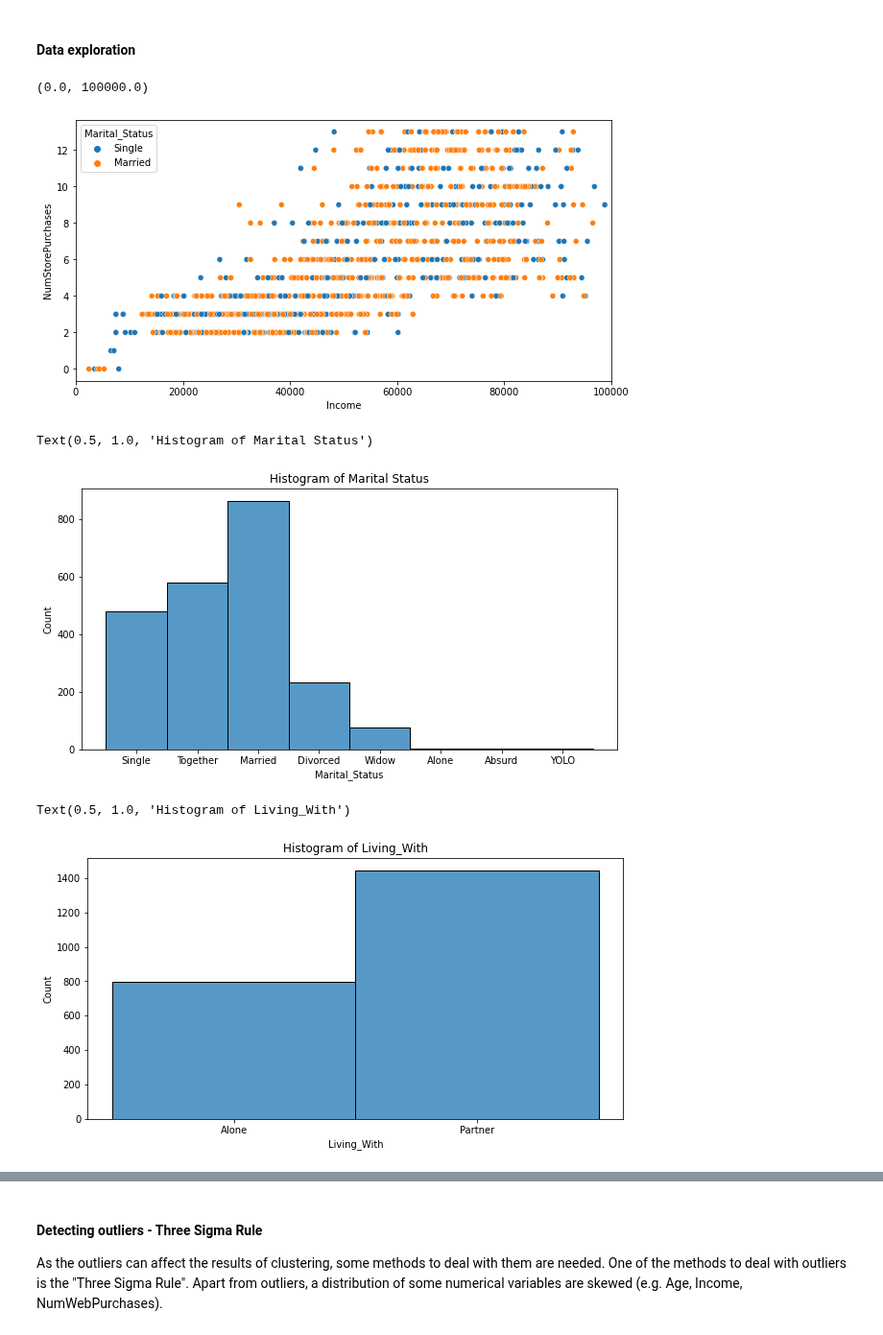
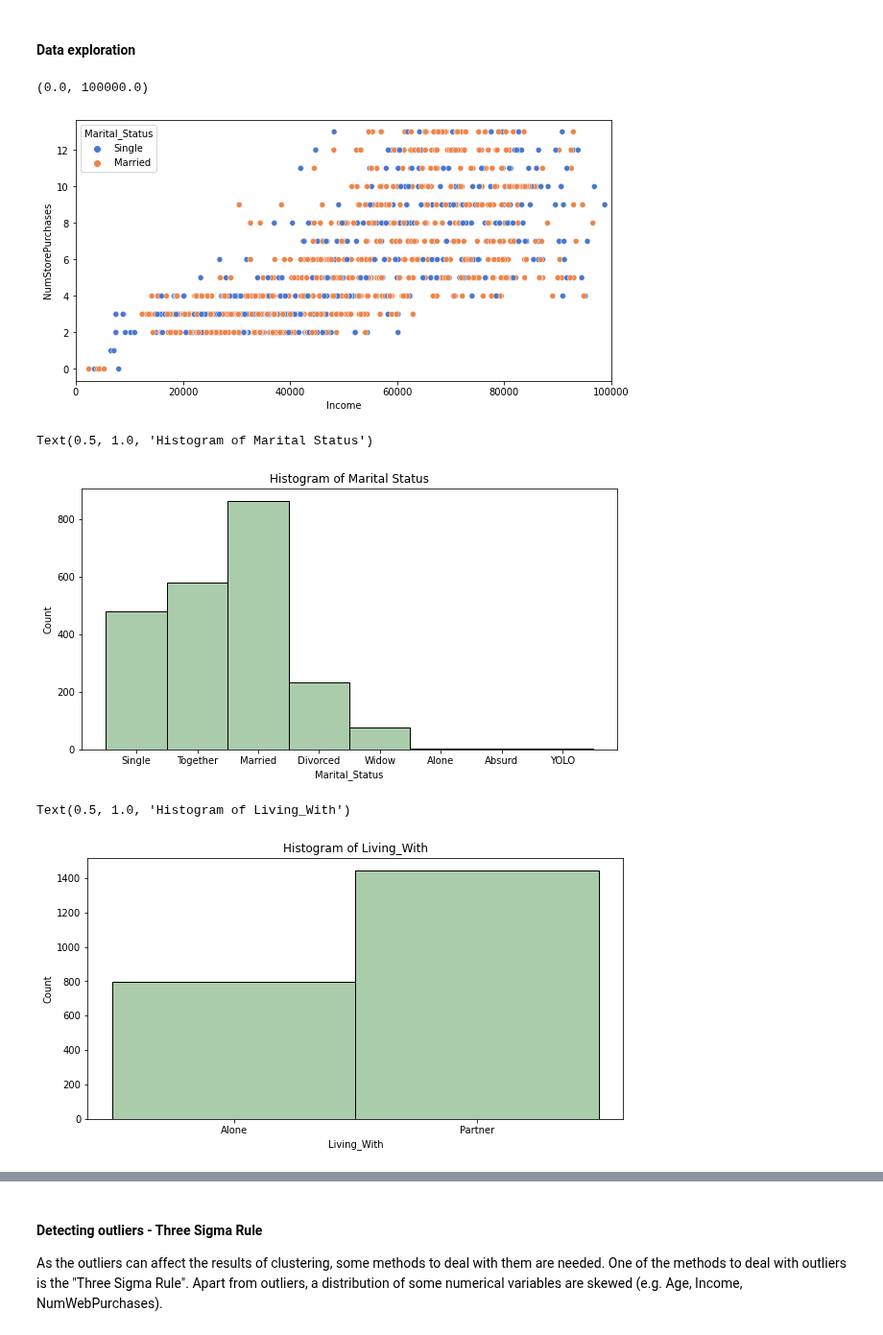
Before and after one commit to dominikadebska/Data-Science-Projects, a Jupyter notebook: MarketingCampaigns.ipynb, the cells around one changed output, grey strips where cells are left out. Shown at 96% size. Saved outputs shown, nothing was run; the diff lists cells and outputs as text; code cells hidden in the pictures.

```diff
--- a/MarketingCampaigns.ipynb
+++ b/MarketingCampaigns.ipynb
@@ -137,24 +139,25 @@ Place:
 plt.figure(figsize=(10, 5))
 sns.scatterplot(x = 'Income', y = 'NumStorePurchases',
                 data = dataset[dataset["Marital_Status"].isin(["Single", "Married"])],
-               hue = "Marital_Status")
+               hue = "Marital_Status",
+               palette="muted")
 plt.xlim(0, 100000)
 # %% [output]
 (0.0, 100000.0)
-[figure, old version]
+[figure, new version]
 # %%
 plt.figure(figsize = (10, 5))
-sns.histplot(data = dataset, x = "Marital_Status")
+sns.histplot(data = dataset, x = "Marital_Status", color = "darkseagreen")
 plt.title("Histogram of Marital Status")
 # %% [output]
 Text(0.5, 1.0, 'Histogram of Marital Status')
-[figure, old version]
+[figure, new version]
 # %%
 plt.figure(figsize = (10, 5))
-sns.histplot(data = dataset, x = "Living_With")
+sns.histplot(data = dataset, x = "Living_With", color = "darkseagreen")
 plt.title("Histogram of Living_With")
 # %% [output]
 Text(0.5, 1.0, 'Histogram of Living_With')
-[figure, old version]
+[figure, new version]
 # %%
 plt.figure(figsize = (10, 5))
```
Also changed, not shown: parts of 8 cells of this notebook.
